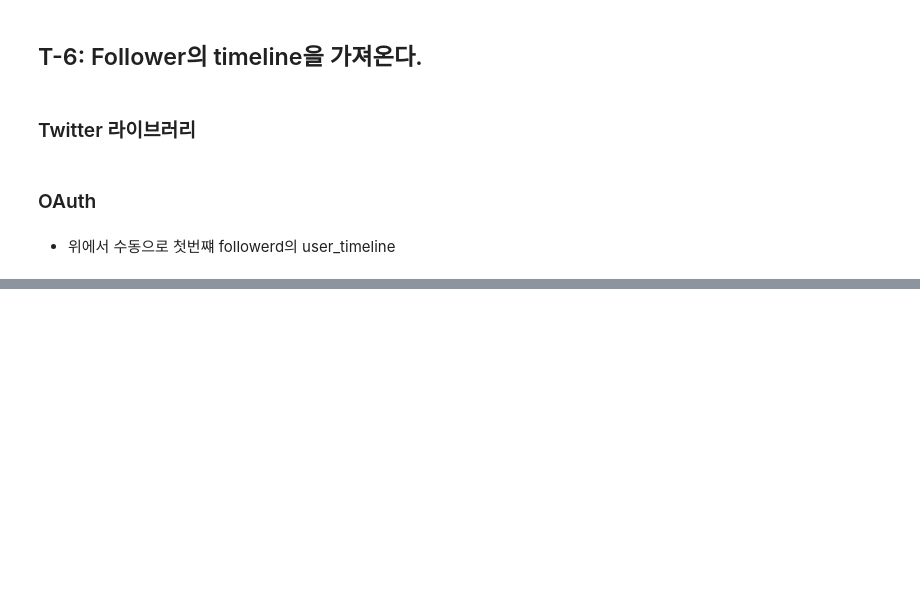
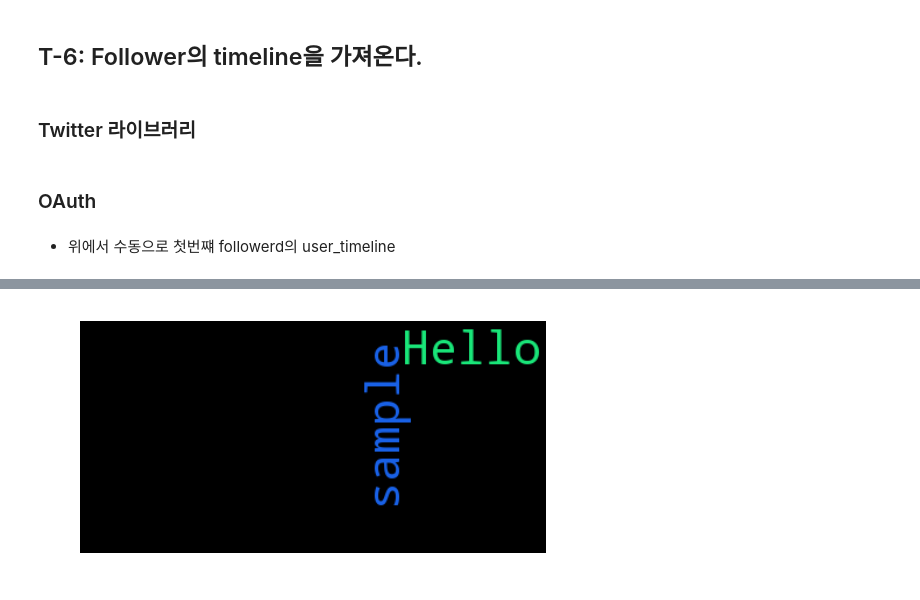
Before and after one commit to smu405/s, a Jupyter notebook: ds_Twitter.ipynb, the cells around one changed output, grey strips where cells are left out. Cells and saved outputs as stored; diff of their text form; code cells hidden in the pictures; blank space fills up the shorter version.

```diff
--- a/ds_Twitter.ipynb
+++ b/ds_Twitter.ipynb
@@ -601,0 +1139,9 @@ print _client.follwers()
+# %%
+# take relative word frequencies into account, lower max_font_size
+wordcloud = WordCloud(max_font_size=40, relative_scaling=.5).generate(text)
+plt.figure()
+plt.imshow(wordcloud)
+plt.axis("off")
+plt.show()
+# %% [output]
+[figure, added]
```
Also changed, not shown: parts of 57 cells of this notebook, 6 other files.
